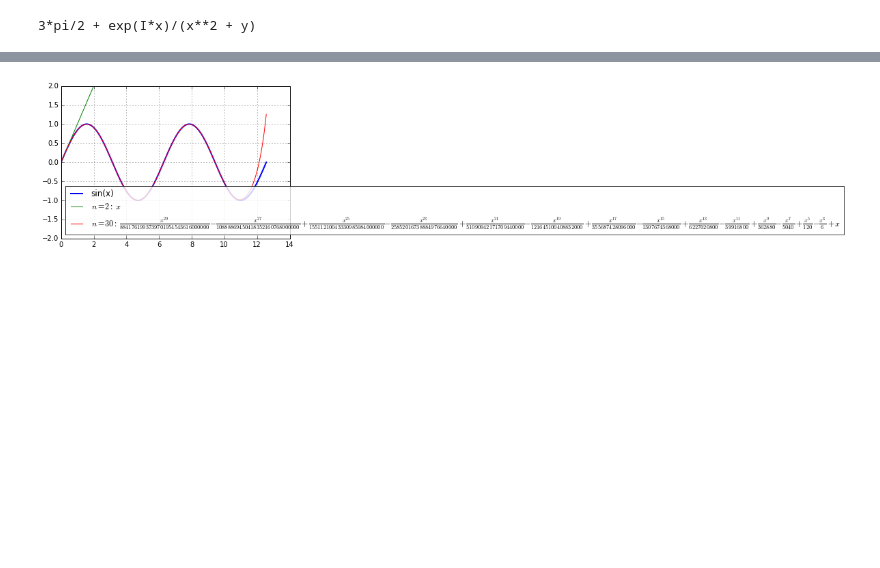
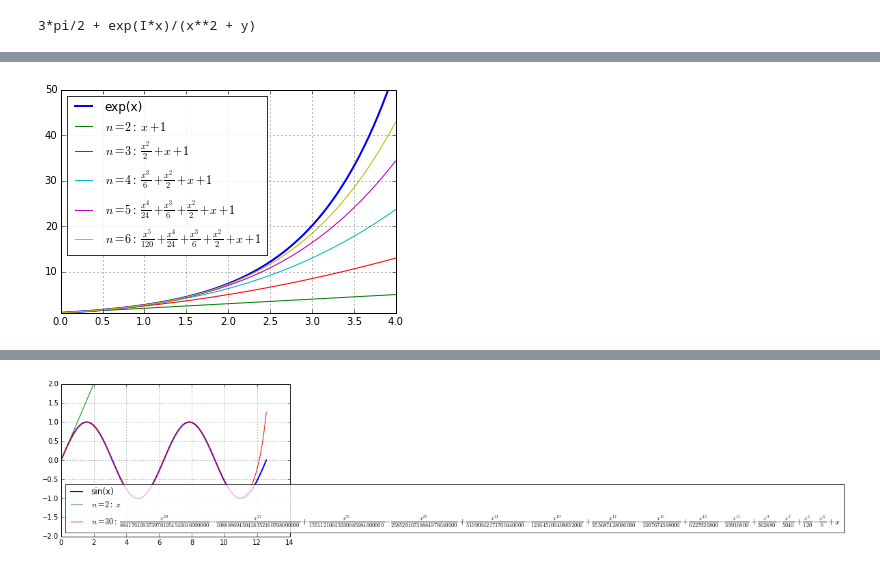
Before and after one commit to robfatland/percival, a Jupyter notebook: IPython Notebooks/Robs Resource Notebook.ipynb, the cells around one changed output, grey strips where cells are left out. Saved outputs shown, nothing was run; the diff lists cells and outputs as text; code cells hidden in the pictures; blank space fills up the shorter version.

```diff
--- a/IPython Notebooks/Robs Resource Notebook.ipynb
+++ b/IPython Notebooks/Robs Resource Notebook.ipynb
@@ -92,0 +141,4 @@ plot_taylor_approximations(sin, 0, [2, 4, 6], (0, 2*pi), (-2,2))
+# %%
+plot_taylor_approximations(exp, 0, [2, 3, 4, 5, 6], (0, 4), (1,50), 300)
+# %% [output]
+[figure, added]
```
Also changed, not shown: parts of 12 cells of this notebook, 4 other files.
